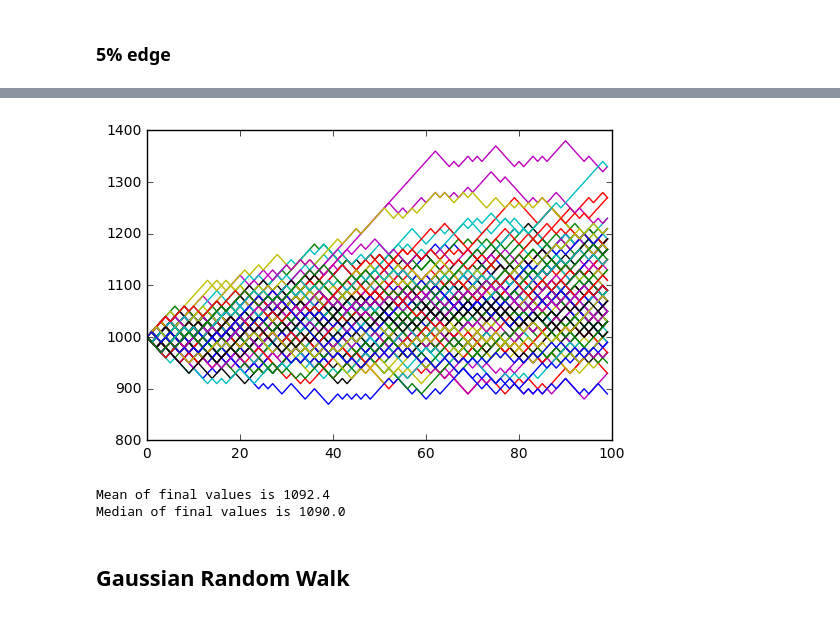
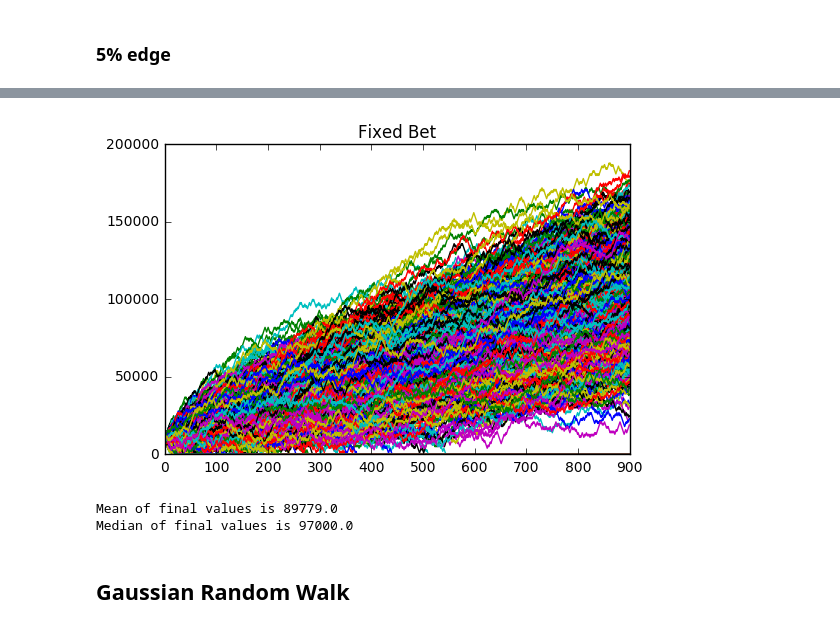
Before and after one commit to arnokha/stock_play, a Jupyter notebook: 10_Random_Walk_Simulations.ipynb, the cells around one changed output, grey strips where cells are left out. Drawn from its saved outputs; the diff is of its cells as text; code cells hidden in the pictures.

```diff
--- a/10_Random_Walk_Simulations.ipynb
+++ b/10_Random_Walk_Simulations.ipynb
@@ -104,8 +103,8 @@ def run_gaussian_random_walks(starting_value, mu, sigma, n_steps, n_trials):
 starting_value = 1000
 stride_length = 10 ## If success, add stride_length. If failure, subtract stride_length
 p = 1/2            ## Chance of success
-n_trials = 100     ## Number of random walks starting at the base value
-n_steps = 1000     ## Number of steps to take on our random walk
+n_trials = 75      ## Number of random walks starting at the base value
+n_steps = 100      ## Number of steps to take on our random walk
 
 trial_results = run_random_walks(starting_value, stride_length, p, n_steps, n_trials)
 # %% [markdown]
@@ -177,13 +177,15 @@ plt.show()
 # %%
-starting_value = 1000
+n_trials = 1000
+starting_value = 10000
 p = 0.55
-n_steps = 100
+n_steps = 300
 trial_results = run_random_walks_kelly(starting_value, p, n_steps, n_trials)
 final_values = []
 plt.figure()
 for i in range(len(trial_results)):
     plt.plot(trial_results[i])
     final_values.append(trial_results[i][n_steps-1])
+plt.title('Kelly Bet')
 plt.show()
 print("Mean of final values is " + str(np.mean(final_values)))
 print("Median of final values is " + str(np.median(final_values)))
@@ -193,0 +196,16 @@ Median of final values is 1498.0
+# %%
+n_trials = 1000
+starting_value = 10000
+stride_length = 1000
+p = 0.55
+n_steps = 300
+trial_results = run_random_walks(starting_value, stride_length, p, n_steps, n_trials)
+final_values = []
+plt.figure()
+for i in range(len(trial_results)):
+    plt.plot(trial_results[i])
+    final_values.append(trial_results[i][n_steps-1])
+plt.title('Fixed Bet')
+plt.show()
+print("Mean of final values is " + str(np.mean(final_values)))
+print("Median of final values is " + str(np.median(final_values)))
@@ -193,0 +219,12 @@ Median of final values is 1498.0
+# %%
+n_steps = 900
+trial_results = run_random_walks_kelly(starting_value, p, n_steps, n_trials)
+final_values = []
+plt.figure()
+for i in range(len(trial_results)):
+    plt.plot(trial_results[i])
+    final_values.append(trial_results[i][n_steps-1])
+plt.title('Kelly Bet')
+plt.show()
+print("Mean of final values is " + str(np.mean(final_values)))
+print("Median of final values is " + str(np.median(final_values)))
@@ -194,20 +235,18 @@ Median of final values is 1498.0
 # %%
-p = 0.55
-n_steps = 100
-stride_length = 10
 trial_results = run_random_walks(starting_value, stride_length, p, n_steps, n_trials)
 final_values = []
 plt.figure()
 for i in range(len(trial_results)):
     plt.plot(trial_results[i])
     final_values.append(trial_results[i][n_steps-1])
+plt.title('Fixed Bet')
 plt.show()
 print("Mean of final values is " + str(np.mean(final_values)))
 print("Median of final values is " + str(np.median(final_values)))
 # %% [output]
-[figure, old version]
+[figure, new version]
-Mean of final values is 1092.4
-Median of final values is 1090.0
+Mean of final values is 89779.0
+Median of final values is 97000.0
 # %% [markdown]
 ## Gaussian Random Walk
 # %%
```
Also changed, not shown: parts of 23 cells of this notebook, 3 other files.
